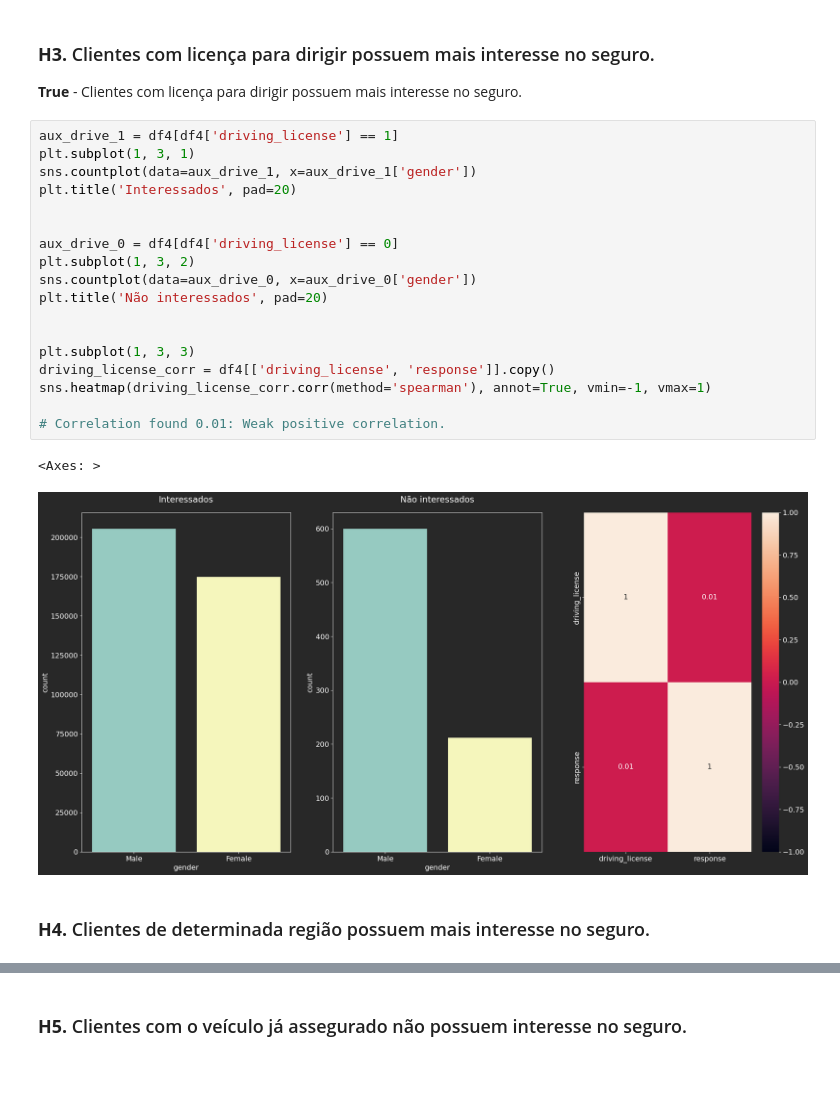
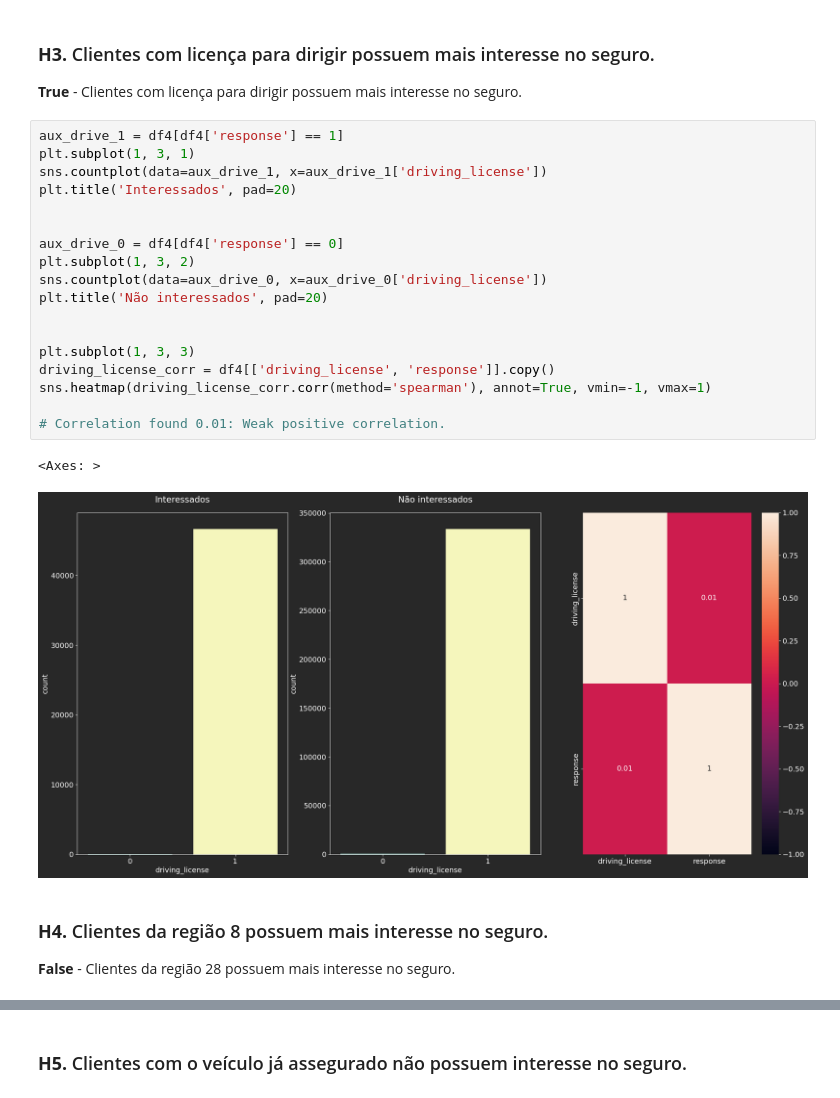
Before and after one commit to andrerochads/health_insurance_cross_sell, a Jupyter notebook: notebooks/health_insurence_c1.ipynb, the cells around one changed output, grey strips where cells are left out. Drawn from its saved outputs; the diff is of its cells as text; blank space fills up the shorter version.

```diff
--- a/notebooks/health_insurence_c1.ipynb
+++ b/notebooks/health_insurence_c1.ipynb
@@ -454,25 +454,26 @@ sns.heatmap(data = phi_matrix, annot=True, cmap="coolwarm", vmin=-1, vmax=1)
 ### **H3.** Clientes com licença para dirigir possuem mais interesse no seguro.
 **True** - Clientes com licença para dirigir possuem mais interesse no seguro.
 # %%
-aux_drive_1 = df4[df4['driving_license'] == 1]
+aux_drive_1 = df4[df4['response'] == 1]
 plt.subplot(1, 3, 1)
-sns.countplot(data=aux_drive_1, x=aux_drive_1['gender'])
+sns.countplot(data=aux_drive_1, x=aux_drive_1['driving_license'])
 plt.title('Interessados', pad=20)
 
 
-aux_drive_0 = df4[df4['driving_license'] == 0]
+aux_drive_0 = df4[df4['response'] == 0]
 plt.subplot(1, 3, 2)
-sns.countplot(data=aux_drive_0, x=aux_drive_0['gender'])
+sns.countplot(data=aux_drive_0, x=aux_drive_0['driving_license'])
 plt.title('Não interessados', pad=20)
 
 
 plt.subplot(1, 3, 3)
 driving_license_corr = df4[['driving_license', 'response']].copy()
 sns.heatmap(driving_license_corr.corr(method='spearman'), annot=True, vmin=-1, vmax=1)
 
 # Correlation found 0.01: Weak positive correlation.
 # %% [output]
 <Axes: >
-[figure, old version]
+[figure, new version]
 # %% [markdown]
-### **H4.** Clientes de determinada região possuem mais interesse no seguro.
+### **H4.** Clientes da região 8 possuem mais interesse no seguro.
+**False** - Clientes da região 28 possuem mais interesse no seguro.
```
Also changed, not shown: parts of 12 cells of this notebook.
